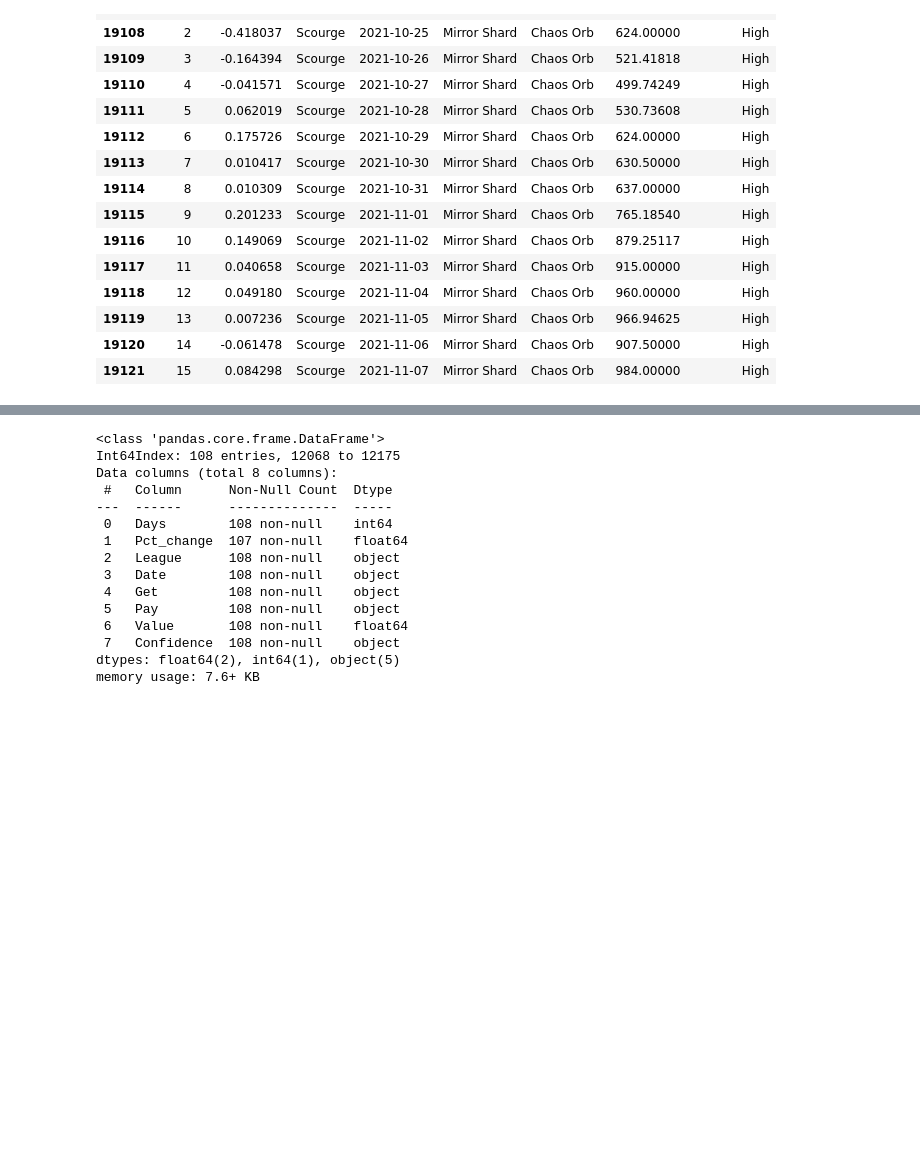
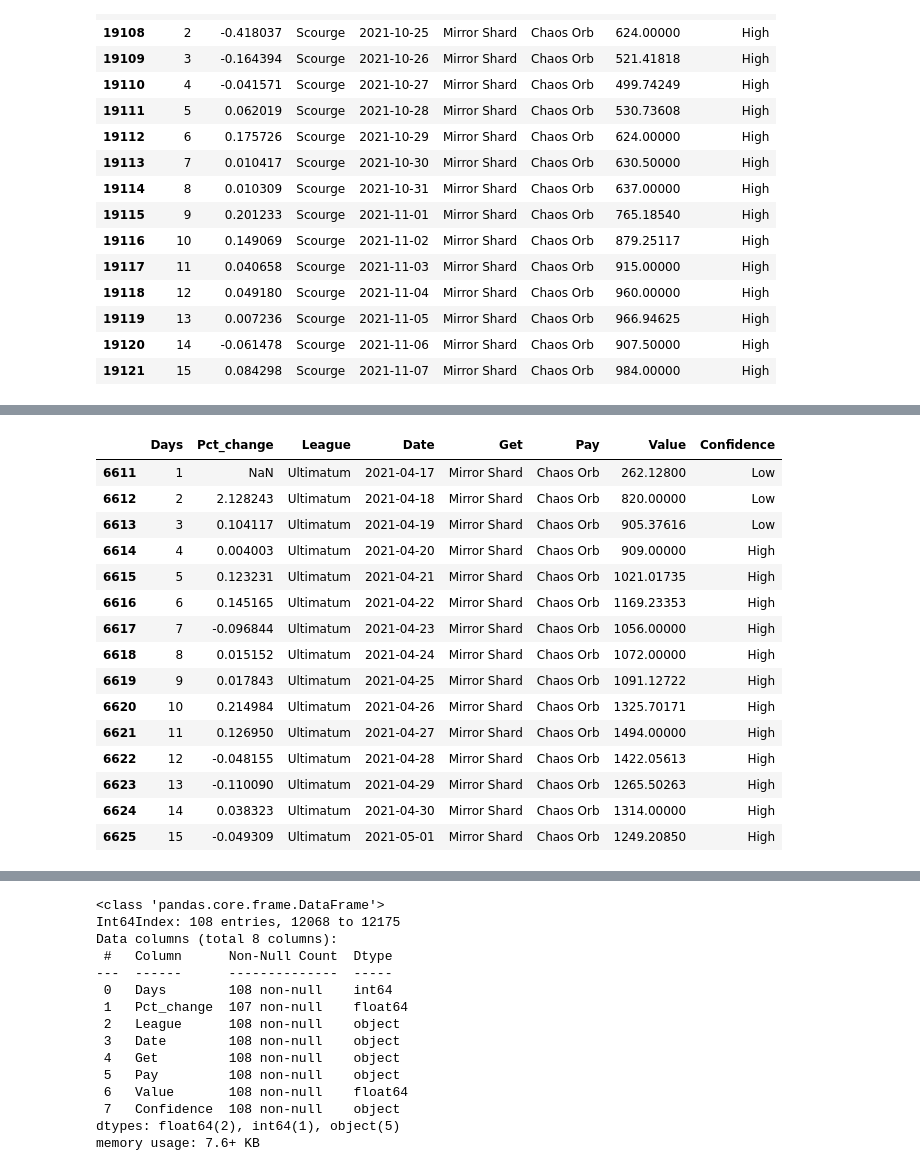
Before and after one commit to 0olol/POE-Market-Price-Analysis, a Jupyter notebook: mirrorShard.ipynb, the cells around one changed output, grey strips where cells are left out. Cells and saved outputs as stored; diff of their text form; code cells hidden in the pictures; blank space fills up the shorter version.

```diff
--- a/mirrorShard.ipynb
+++ b/mirrorShard.ipynb
@@ -297,0 +345,22 @@ scourge_mirrorPCT.head(15)
+# %%
+ultimatum_mirrorPCT = ultimatum_mirrorShard.copy()
+ultimatum_mirrorPCT.insert(0, 'Pct_change', ultimatum_mirrorPCT['Value'].pct_change())
+ultimatum_mirrorPCT.insert(0, 'Days', range(1, 1+len(ultimatum_mirrorPCT['Date'])))
+ultimatum_mirrorPCT.head(15)
+# %% [output]
+|  | Days | Pct_change | League | Date | Get | Pay | Value | Confidence |
+| 6611 | 1 | NaN | Ultimatum | 2021-04-17 | Mirror Shard | Chaos Orb | 262.12800 | Low |
+| 6612 | 2 | 2.128243 | Ultimatum | 2021-04-18 | Mirror Shard | Chaos Orb | 820.00000 | Low |
+| 6613 | 3 | 0.104117 | Ultimatum | 2021-04-19 | Mirror Shard | Chaos Orb | 905.37616 | Low |
+| 6614 | 4 | 0.004003 | Ultimatum | 2021-04-20 | Mirror Shard | Chaos Orb | 909.00000 | High |
+| 6615 | 5 | 0.123231 | Ultimatum | 2021-04-21 | Mirror Shard | Chaos Orb | 1021.01735 | High |
+| 6616 | 6 | 0.145165 | Ultimatum | 2021-04-22 | Mirror Shard | Chaos Orb | 1169.23353 | High |
+| 6617 | 7 | -0.096844 | Ultimatum | 2021-04-23 | Mirror Shard | Chaos Orb | 1056.00000 | High |
+| 6618 | 8 | 0.015152 | Ultimatum | 2021-04-24 | Mirror Shard | Chaos Orb | 1072.00000 | High |
+| 6619 | 9 | 0.017843 | Ultimatum | 2021-04-25 | Mirror Shard | Chaos Orb | 1091.12722 | High |
+| 6620 | 10 | 0.214984 | Ultimatum | 2021-04-26 | Mirror Shard | Chaos Orb | 1325.70171 | High |
+| 6621 | 11 | 0.126950 | Ultimatum | 2021-04-27 | Mirror Shard | Chaos Orb | 1494.00000 | High |
+| 6622 | 12 | -0.048155 | Ultimatum | 2021-04-28 | Mirror Shard | Chaos Orb | 1422.05613 | High |
+| 6623 | 13 | -0.110090 | Ultimatum | 2021-04-29 | Mirror Shard | Chaos Orb | 1265.50263 | High |
+| 6624 | 14 | 0.038323 | Ultimatum | 2021-04-30 | Mirror Shard | Chaos Orb | 1314.00000 | High |
+| 6625 | 15 | -0.049309 | Ultimatum | 2021-05-01 | Mirror Shard | Chaos Orb | 1249.20850 | High |
```
Also changed, not shown: parts of 13 cells of this notebook, 5 other files.
